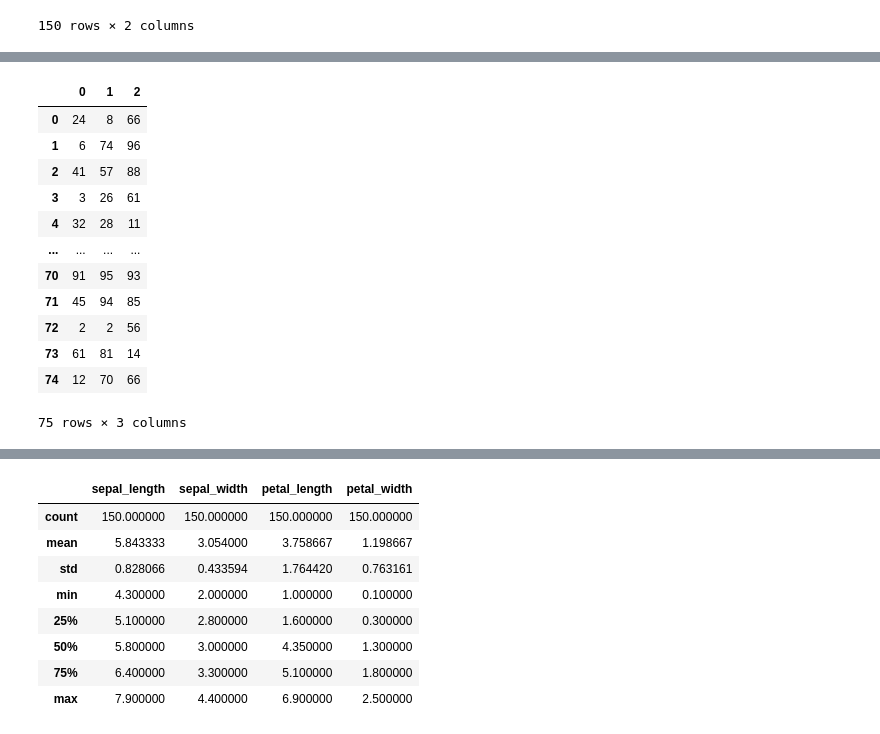
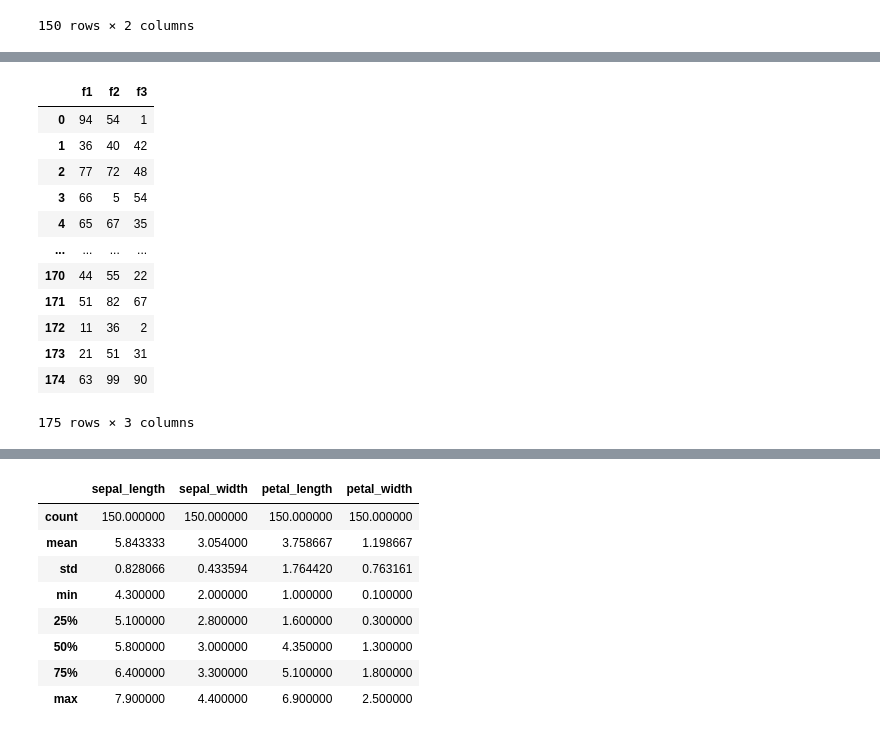
Before and after one commit to ARYAN-GULATI/Python_Master, a Jupyter notebook: PYTHON_BASICS/Pandas.ipynb, the cells around one changed output, grey strips where cells are left out. Drawn from its saved outputs; the diff is of its cells as text; code cells hidden in the pictures.

```diff
--- a/PYTHON_BASICS/Pandas.ipynb
+++ b/PYTHON_BASICS/Pandas.ipynb
@@ -104,18 +118,20 @@ dtype: int64
 # %%
-arr=np.random.randint(1,100,size=(75,3))
+#making DataFrame from Numpy Arrays
+arr=np.random.randint(1,100,size=(175,3))
-# %%
-pd.DataFrame(arr)
-# %% [output]
-|  | 0 | 1 | 2 |
-| 0 | 24 | 8 | 66 |
-| 1 | 6 | 74 | 96 |
-| 2 | 41 | 57 | 88 |
-| 3 | 3 | 26 | 61 |
-| 4 | 32 | 28 | 11 |
-| ... | ... | ... | ... |
-| 70 | 91 | 95 | 93 |
-| 71 | 45 | 94 | 85 |
-| 72 | 2 | 2 | 56 |
-| 73 | 61 | 81 | 14 |
-| 74 | 12 | 70 | 66 |
-75 rows × 3 columns
+# %%
+pd.DataFrame(arr,columns=['f1','f2','f3'])
+#changing name of columns
+# %% [output]
+|  | f1 | f2 | f3 |
+| 0 | 94 | 54 | 1 |
+| 1 | 36 | 40 | 42 |
+| 2 | 77 | 72 | 48 |
+| 3 | 66 | 5 | 54 |
+| 4 | 65 | 67 | 35 |
+| ... | ... | ... | ... |
+| 170 | 44 | 55 | 22 |
+| 171 | 51 | 82 | 67 |
+| 172 | 11 | 36 | 2 |
+| 173 | 21 | 51 | 31 |
+| 174 | 63 | 99 | 90 |
+175 rows × 3 columns
```
Also changed, not shown: parts of 56 cells of this notebook.
